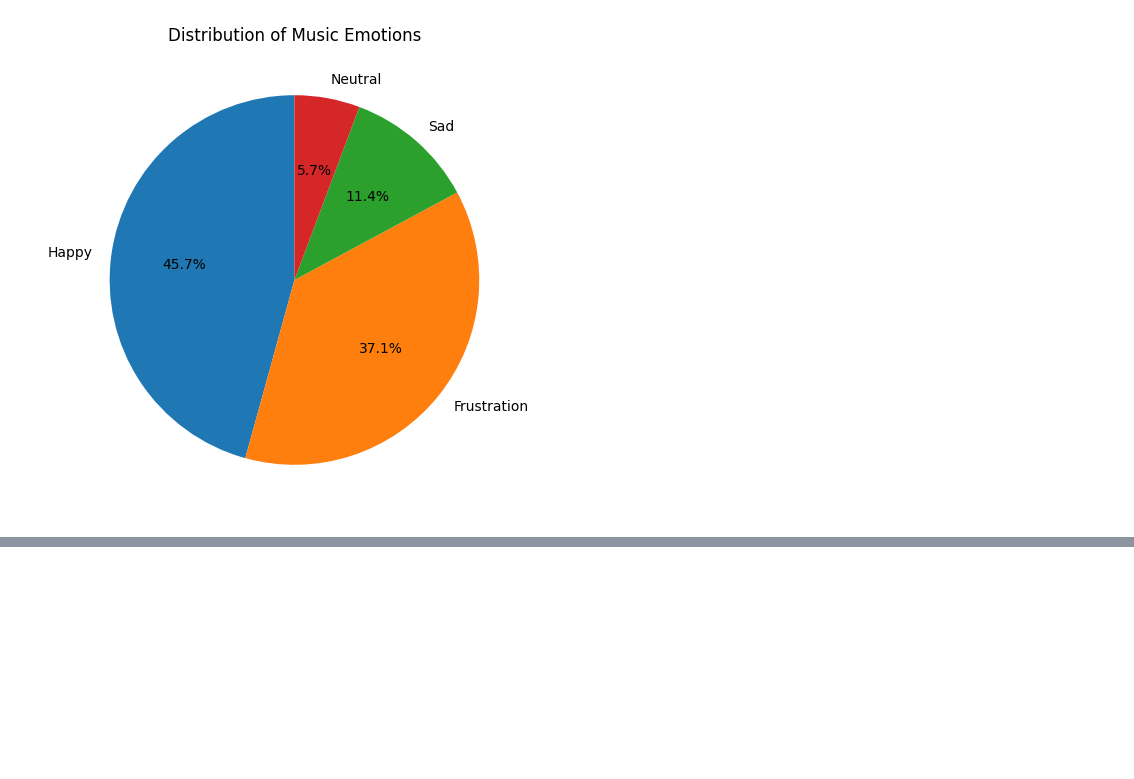
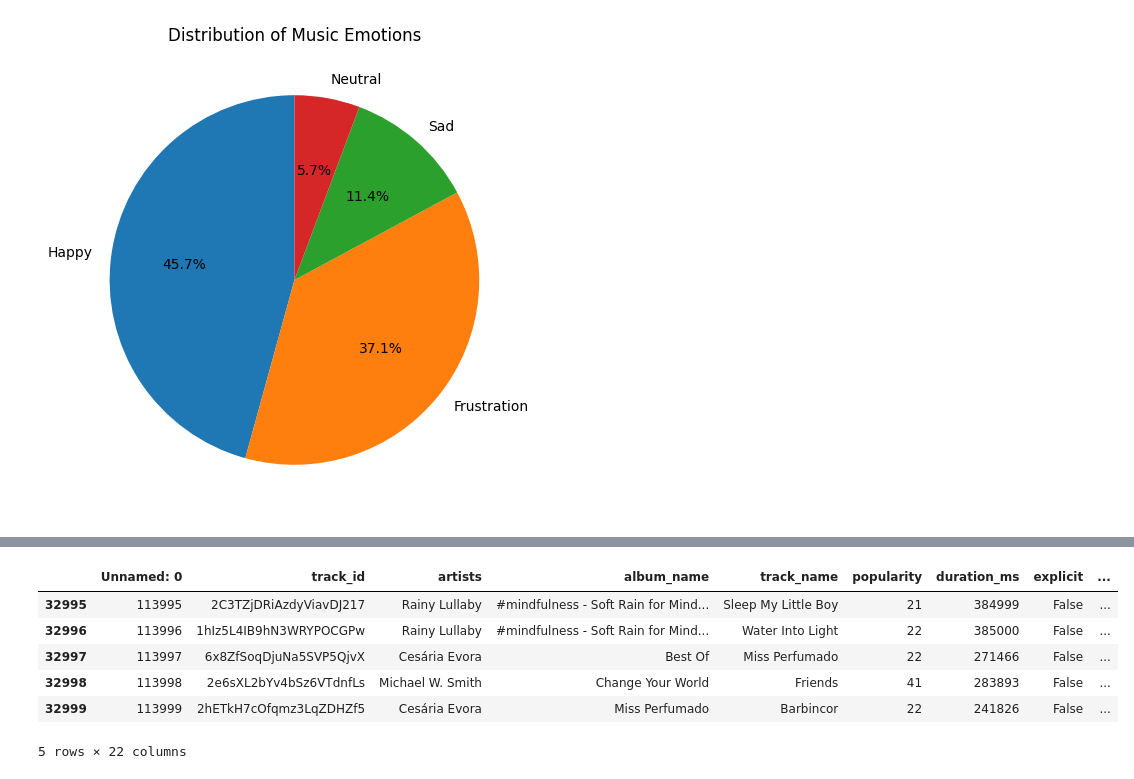
Before and after one commit to cepdnaclk/e18-4yp-Reinforcement-Learning-enabled-Recommendation-System-For-Emotional-Support, a Jupyter notebook: music_dataset_3.ipynb, the cells around one changed output, grey strips where cells are left out. Cells and saved outputs as stored; diff of their text form; code cells hidden in the pictures; blank space fills up the shorter version.

```diff
--- a/music_dataset_3.ipynb
+++ b/music_dataset_3.ipynb
@@ -232,0 +258,10 @@ plt.show()
+# %%
+df2.tail()
+# %% [output]
+|  | Unnamed: 0 | track_id | artists | album_name | track_name | popularity | duration_ms | explicit | ... |
+| 32995 | 113995 | 2C3TZjDRiAzdyViavDJ217 | Rainy Lullaby | #mindfulness - Soft Rain for Mind... | Sleep My Little Boy | 21 | 384999 | False | ... |
+| 32996 | 113996 | 1hIz5L4IB9hN3WRYPOCGPw | Rainy Lullaby | #mindfulness - Soft Rain for Mind... | Water Into Light | 22 | 385000 | False | ... |
+| 32997 | 113997 | 6x8ZfSoqDjuNa5SVP5QjvX | Cesária Evora | Best Of | Miss Perfumado | 22 | 271466 | False | ... |
+| 32998 | 113998 | 2e6sXL2bYv4bSz6VTdnfLs | Michael W. Smith | Change Your World | Friends | 41 | 283893 | False | ... |
+| 32999 | 113999 | 2hETkH7cOfqmz3LqZDHZf5 | Cesária Evora | Miss Perfumado | Barbincor | 22 | 241826 | False | ... |
+5 rows × 22 columns
```
Also changed, not shown: parts of 4 cells of this notebook.
